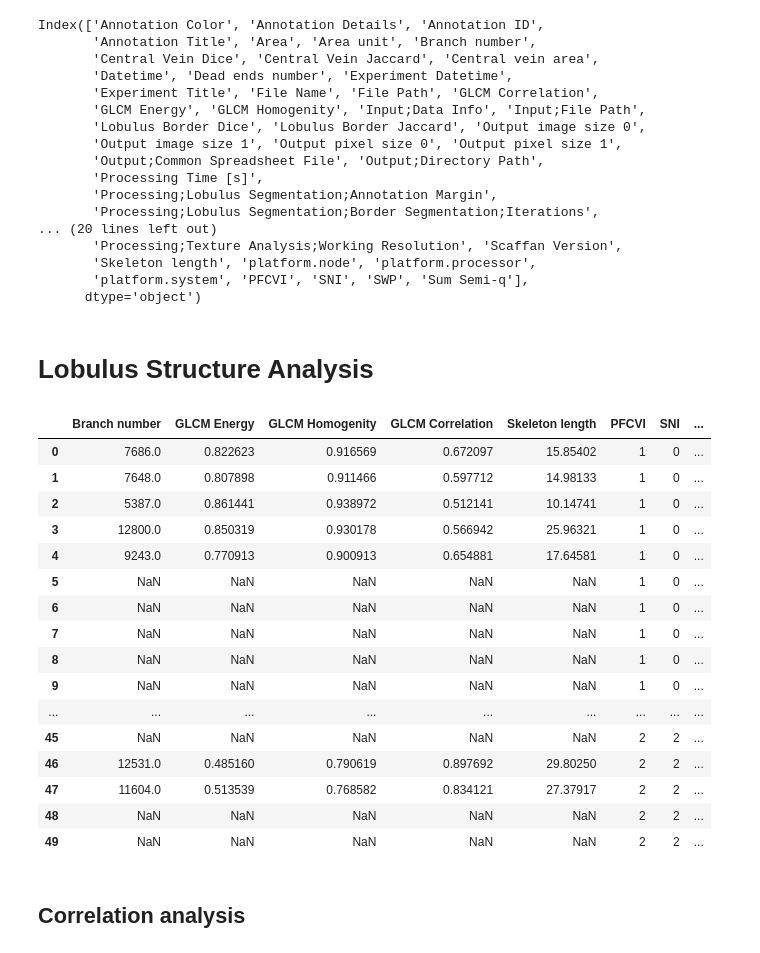
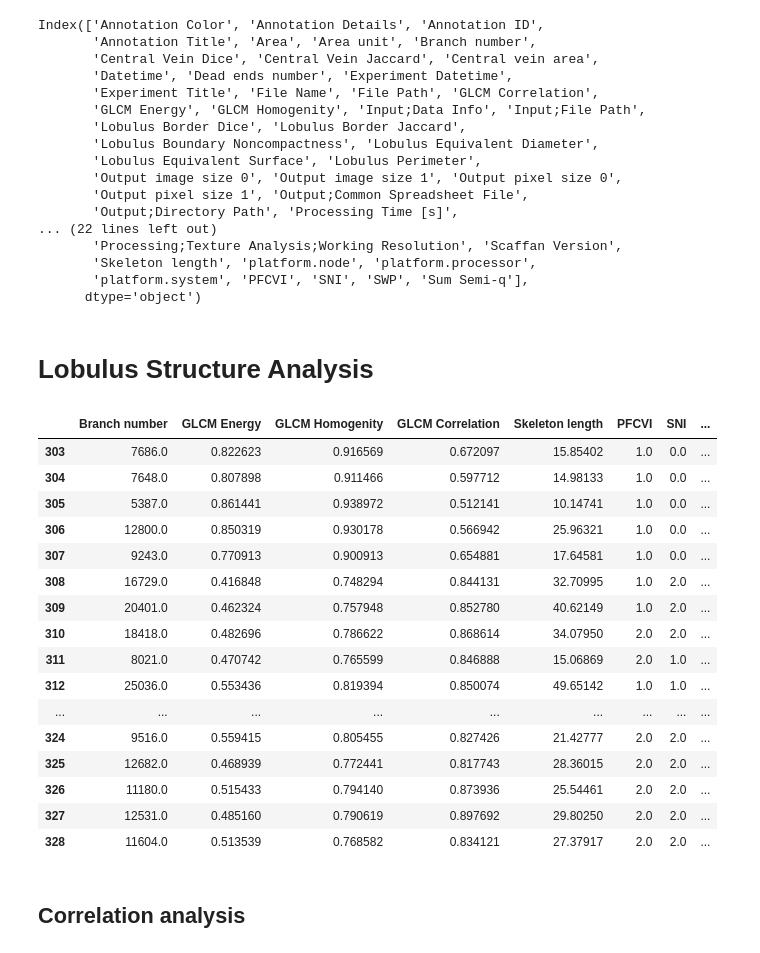
Before and after one commit to mjirik/scaffan, a Jupyter notebook: experiments/lobulus_area_evaluation.ipynb, the cells around one changed output. Cells and saved outputs as stored; diff of their text form; code cells hidden in the pictures.

```diff
--- a/experiments/lobulus_area_evaluation.ipynb
+++ b/experiments/lobulus_area_evaluation.ipynb
@@ -6,8 +6,8 @@ import scipy
 import skimage
 
 
-df = pd.read_excel("C:/Users/Jirik/data/medical/processed/SA_experiments.xlsx")
-df = pd.read_excel("C:/Users/Jirik/data/medical/processed/metacentrum/SA_experiments.xlsx")
+# df = pd.read_excel("C:/Users/Jirik/data/medical/processed/SA_experiments.xlsx")
+df = pd.read_excel("C:/Users/Jirik/data/medical/processed/scaffan2019/metacentrum/SA_experiments.xlsx")
 df
 # %% [output]
 Populating the interactive namespace from numpy and matplotlib
@@ -47,13 +47,13 @@ Index(['Annotation Color', 'Annotation Details', 'Annotation ID',
        'Datetime', 'Dead ends number', 'Experiment Datetime',
        'Experiment Title', 'File Name', 'File Path', 'GLCM Correlation',
        'GLCM Energy', 'GLCM Homogenity', 'Input;Data Info', 'Input;File Path',
-       'Lobulus Border Dice', 'Lobulus Border Jaccard', 'Output image size 0',
-       'Output image size 1', 'Output pixel size 0', 'Output pixel size 1',
-       'Output;Common Spreadsheet File', 'Output;Directory Path',
-       'Processing Time [s]',
-       'Processing;Lobulus Segmentation;Annotation Margin',
-       'Processing;Lobulus Segmentation;Border Segmentation;Iterations',
-... (20 lines left out)
+       'Lobulus Border Dice', 'Lobulus Border Jaccard',
+       'Lobulus Boundary Noncompactness', 'Lobulus Equivalent Diameter',
+       'Lobulus Equivalent Surface', 'Lobulus Perimeter',
+       'Output image size 0', 'Output image size 1', 'Output pixel size 0',
+       'Output pixel size 1', 'Output;Common Spreadsheet File',
+       'Output;Directory Path', 'Processing Time [s]',
+... (22 lines left out)
        'Processing;Texture Analysis;Working Resolution', 'Scaffan Version',
        'Skeleton length', 'platform.node', 'platform.processor',
        'platform.system', 'PFCVI', 'SNI', 'SWP', 'Sum Semi-q'],
@@ -61,26 +61,33 @@ Index(['Annotation Color', 'Annotation Details', 'Annotation ID',
 # %% [markdown]
 # Lobulus Structure Analysis
 # %%
-dfcor = df[["Branch number", "GLCM Energy", "GLCM Homogenity", "GLCM Correlation", "Skeleton length", "PFCVI", "SNI", "SWP", "Sum Semi-q"]]
+dfcor = df[
+    (df["Experiment Title"] == "first area evaluation") & (df["Scaffan Version"] == "0.11.3")
+][["Branch number", "GLCM Energy", "GLCM Homogenity", "GLCM Correlation", "Skeleton length",
+            "PFCVI",
+            "SNI",
+            "SWP",
+#             "Sum Semi-q",
+   "Experiment Title", "Scaffan Version"]]
 dfcor
 # %% [output]
 |  | Branch number | GLCM Energy | GLCM Homogenity | GLCM Correlation | Skeleton length | PFCVI | SNI | ... |
-| 0 | 7686.0 | 0.822623 | 0.916569 | 0.672097 | 15.85402 | 1 | 0 | ... |
-| 1 | 7648.0 | 0.807898 | 0.911466 | 0.597712 | 14.98133 | 1 | 0 | ... |
-| 2 | 5387.0 | 0.861441 | 0.938972 | 0.512141 | 10.14741 | 1 | 0 | ... |
-| 3 | 12800.0 | 0.850319 | 0.930178 | 0.566942 | 25.96321 | 1 | 0 | ... |
-| 4 | 9243.0 | 0.770913 | 0.900913 | 0.654881 | 17.64581 | 1 | 0 | ... |
-| 5 | NaN | NaN | NaN | NaN | NaN | 1 | 0 | ... |
-| 6 | NaN | NaN | NaN | NaN | NaN | 1 | 0 | ... |
-| 7 | NaN | NaN | NaN | NaN | NaN | 1 | 0 | ... |
-| 8 | NaN | NaN | NaN | NaN | NaN | 1 | 0 | ... |
-| 9 | NaN | NaN | NaN | NaN | NaN | 1 | 0 | ... |
+| 303 | 7686.0 | 0.822623 | 0.916569 | 0.672097 | 15.85402 | 1.0 | 0.0 | ... |
+| 304 | 7648.0 | 0.807898 | 0.911466 | 0.597712 | 14.98133 | 1.0 | 0.0 | ... |
+| 305 | 5387.0 | 0.861441 | 0.938972 | 0.512141 | 10.14741 | 1.0 | 0.0 | ... |
+| 306 | 12800.0 | 0.850319 | 0.930178 | 0.566942 | 25.96321 | 1.0 | 0.0 | ... |
+| 307 | 9243.0 | 0.770913 | 0.900913 | 0.654881 | 17.64581 | 1.0 | 0.0 | ... |
+| 308 | 16729.0 | 0.416848 | 0.748294 | 0.844131 | 32.70995 | 1.0 | 2.0 | ... |
+| 309 | 20401.0 | 0.462324 | 0.757948 | 0.852780 | 40.62149 | 1.0 | 2.0 | ... |
+| 310 | 18418.0 | 0.482696 | 0.786622 | 0.868614 | 34.07950 | 2.0 | 2.0 | ... |
+| 311 | 8021.0 | 0.470742 | 0.765599 | 0.846888 | 15.06869 | 2.0 | 1.0 | ... |
+| 312 | 25036.0 | 0.553436 | 0.819394 | 0.850074 | 49.65142 | 1.0 | 1.0 | ... |
 | ... | ... | ... | ... | ... | ... | ... | ... | ... |
-| 45 | NaN | NaN | NaN | NaN | NaN | 2 | 2 | ... |
-| 46 | 12531.0 | 0.485160 | 0.790619 | 0.897692 | 29.80250 | 2 | 2 | ... |
-| 47 | 11604.0 | 0.513539 | 0.768582 | 0.834121 | 27.37917 | 2 | 2 | ... |
-| 48 | NaN | NaN | NaN | NaN | NaN | 2 | 2 | ... |
-| 49 | NaN | NaN | NaN | NaN | NaN | 2 | 2 | ... |
+| 324 | 9516.0 | 0.559415 | 0.805455 | 0.827426 | 21.42777 | 2.0 | 2.0 | ... |
+| 325 | 12682.0 | 0.468939 | 0.772441 | 0.817743 | 28.36015 | 2.0 | 2.0 | ... |
+| 326 | 11180.0 | 0.515433 | 0.794140 | 0.873936 | 25.54461 | 2.0 | 2.0 | ... |
+| 327 | 12531.0 | 0.485160 | 0.790619 | 0.897692 | 29.80250 | 2.0 | 2.0 | ... |
+| 328 | 11604.0 | 0.513539 | 0.768582 | 0.834121 | 27.37917 | 2.0 | 2.0 | ... |
 # %% [markdown]
 ## Correlation analysis
 # %%
```
Also changed, not shown: parts of 3 cells of this notebook, 3 other files.
